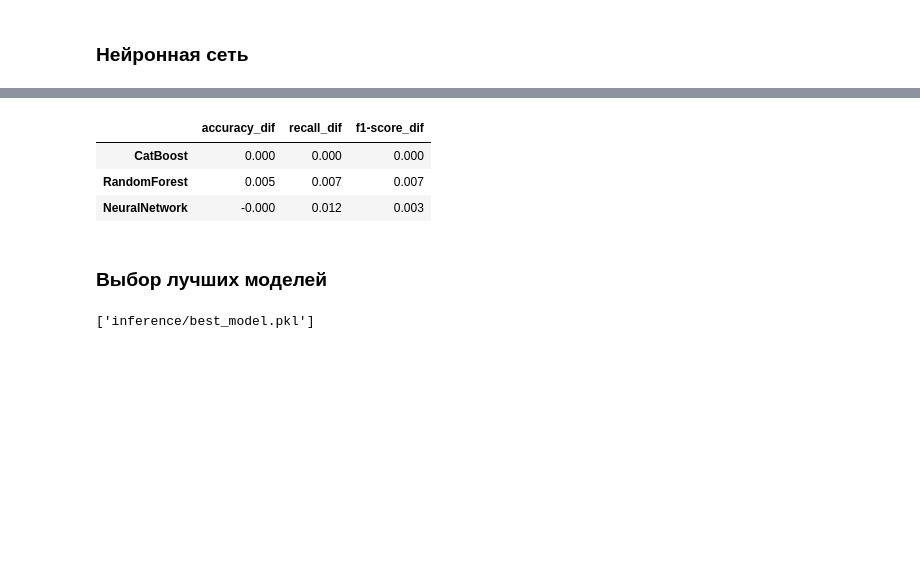
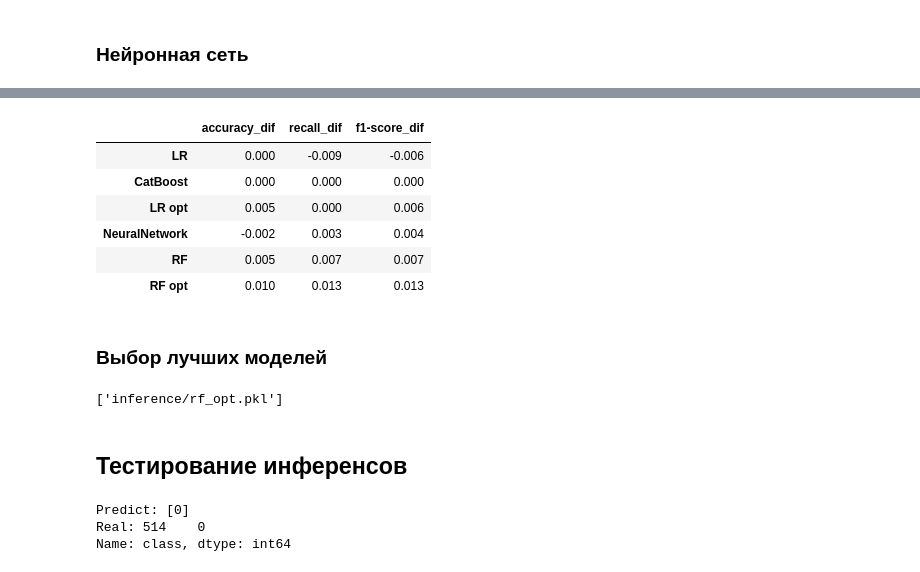
Before and after one commit to Lexislex/SF_hack_task_1, a Jupyter notebook: GPT_classes_all_models.ipynb, the cells around one changed output, grey strips where cells are left out. Saved outputs shown, nothing was run; the diff lists cells and outputs as text; code cells hidden in the pictures; blank space fills up the shorter version.

```diff
--- a/GPT_classes_all_models.ipynb
+++ b/GPT_classes_all_models.ipynb
@@ -339,10 +395,11 @@ from keras.callbacks import ModelCheckpoint
 # %%
 clear_session()
 # %%
-model = Sequential([
+nn = Sequential([
     Dense(64, activation='relu', input_shape=(X_train.shape[1],)),
-    # Dense(32, activation='relu'),
+    Dense(32, activation='relu'),
+    Dense(16, activation='relu'),
     Dense(5, activation='softmax')
 ])
-model.summary()
+nn.summary()
 # %% [output]
@@ -360,19 +427,19 @@ Model: "sequential"
 # %%
-model.compile(
+nn.compile(
     loss='sparse_categorical_crossentropy',  # минимизируем кросс-энтропию
     optimizer='adam',
-    metrics=['accuracy']  # приоритет recall
+    metrics=['accuracy']
 )
 
 callbacks = [
     ModelCheckpoint("checkpoints/epoch_{epoch}.keras")
 ]
 # %%
-model_history = model.fit(
+model_history = nn.fit(
                     X_train,
                     y_train,
                     batch_size=64,  # 64 объекта для подсчета градиента на каждом шаге
-                    epochs=10,  # 10 проходов по датасету
+                    epochs=30,  # 10 проходов по датасету
                     callbacks=[callbacks],
                     validation_data=(X_test, y_test)
                     )
@@ -417,7 +483,7 @@ plt.show()
 # %%
 # Выбираем эпоху с лучшими показателями
-model = keras.saving.load_model('checkpoints/epoch_7.keras')
-y_pred = model.predict(X_test)
+nn = keras.saving.load_model('checkpoints/epoch_8.keras')
+y_pred = nn.predict(X_test)
 # y_pred = tf.squeeze(y_pred)
 y_pred = np.argmax(y_pred, axis=1)
 # np.array([1 if x >= 0.5 else 0 for x in y_pred])
@@ -477,11 +544,13 @@ def overfit_metrics(model, model_label):
         'f1-score_dif': train_metrics['macro avg']['f1-score'] - test_metrics['macro avg']['f1-score']
         }
 
-best_model_dict = {'RandomForest': rf,
-                #    'lr': lr,
-                #    'best_lr': best_lr,
+best_model_dict = {
+                   'LR': lr,
+                   'LR opt': best_lr,
+                   'RF': rf,
+                   'RF opt': best_rf,
                    'CatBoost': catgb,
-                   'NeuralNetwork': model,
+                   'NeuralNetwork': nn,
                    }
 
 for l, m in best_model_dict.items():
@@ -493,7 +562,10 @@ pd.DataFrame.from_dict(overf_met_dict, orient='index').sort_values(by=['recall_d
 |  | accuracy_dif | recall_dif | f1-score_dif |
+| LR | 0.000 | -0.009 | -0.006 |
 | CatBoost | 0.000 | 0.000 | 0.000 |
-| RandomForest | 0.005 | 0.007 | 0.007 |
-| NeuralNetwork | -0.000 | 0.012 | 0.003 |
+| LR opt | 0.005 | 0.000 | 0.006 |
+| NeuralNetwork | -0.002 | 0.003 | 0.004 |
+| RF | 0.005 | 0.007 | 0.007 |
+| RF opt | 0.010 | 0.013 | 0.013 |
 # %% [markdown]
 
 ### Выбор лучших моделей
@@ -503,7 +575,11 @@ pd.DataFrame.from_dict(overf_met_dict, orient='index').sort_values(by=['recall_d
 
 import joblib
 joblib.dump(catgb, 'inference/best_model.pkl')
+joblib.dump(rf,'inference/rf.pkl')
+joblib.dump(best_rf,'inference/rf_opt.pkl')
 
 # model.save("inference/model_classification.keras")
 # %% [output]
-['inference/best_model.pkl']
+['inference/rf_opt.pkl']
+# %% [markdown]
+## Тестирование инференсов
@@ -509,0 +590,6 @@ joblib.dump(catgb, 'inference/best_model.pkl')
+# %%
+check_predict(rf, 3)
+# %% [output]
+Predict: [0]
+Real: 514    0
+Name: class, dtype: int64
```
Also changed, not shown: parts of 16 cells of this notebook, 4 other files.
